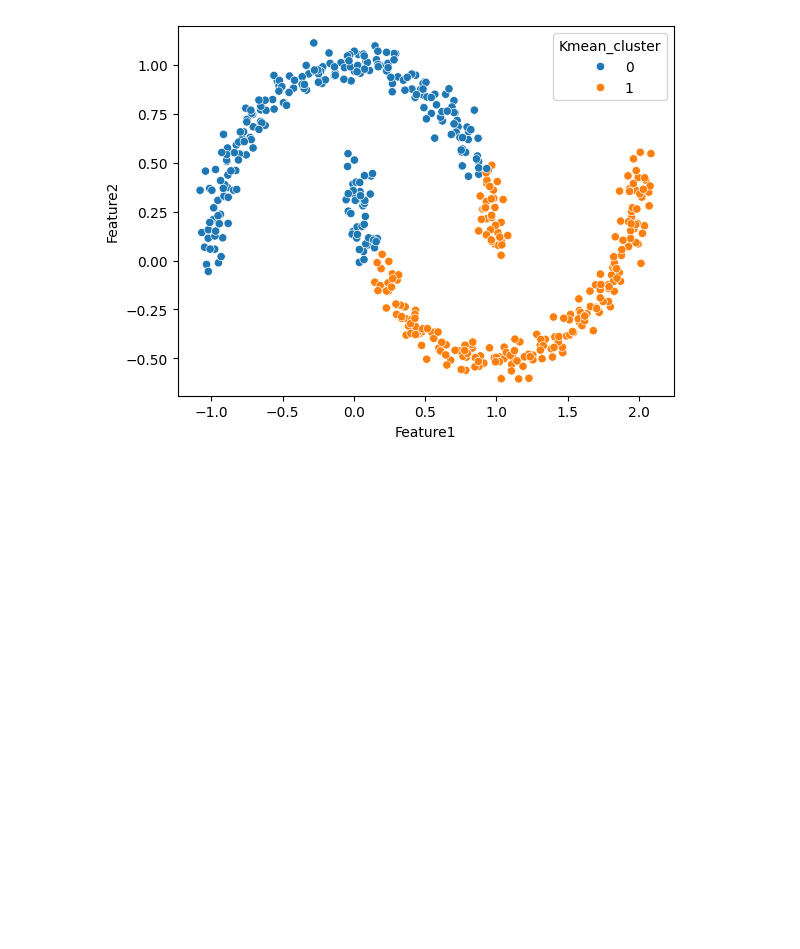
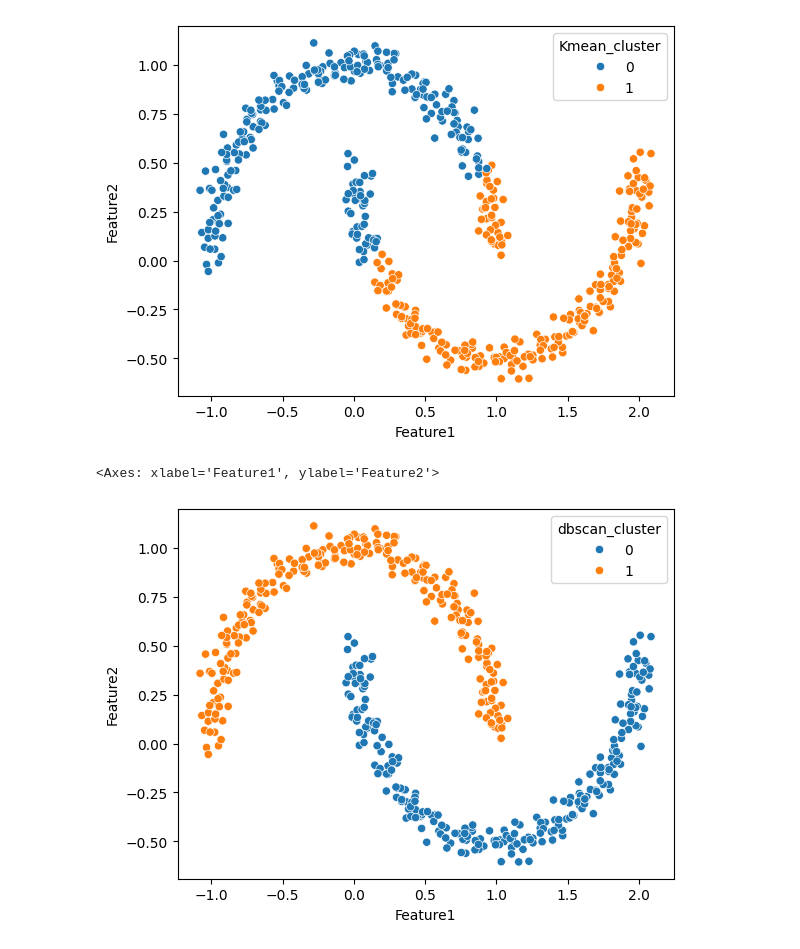
Before and after one commit to Callme-VR/Ai-engineer, a Jupyter notebook: UnsupervisedLearning/k-mean_clustering/k-mean.ipynb, the cells around one changed output. Saved outputs shown, nothing was run; the diff lists cells and outputs as text; code cells hidden in the pictures; blank space fills up the shorter version.

```diff
--- a/UnsupervisedLearning/k-mean_clustering/k-mean.ipynb
+++ b/UnsupervisedLearning/k-mean_clustering/k-mean.ipynb
@@ -136,3 +136,19 @@ sns.scatterplot(
 # %% [output]
 <Axes: xlabel='Feature1', ylabel='Feature2'>
 [figure]
+# %%
+dbscan=DBSCAN(eps=0.5,min_samples=5)
+dbscan_cluster=dbscan.fit_predict(X_scaler)
+# %%
+df['dbscan_cluster'] = dbscan_cluster
+
+# Scatter plot
+sns.scatterplot(
+    x=df['Feature1'],
+    y=df['Feature2'],
+    hue=df['dbscan_cluster'],
+    palette='tab10'
+)
+# %% [output]
+<Axes: xlabel='Feature1', ylabel='Feature2'>
+[figure, added]
```
Also changed, not shown: 1 other file.
